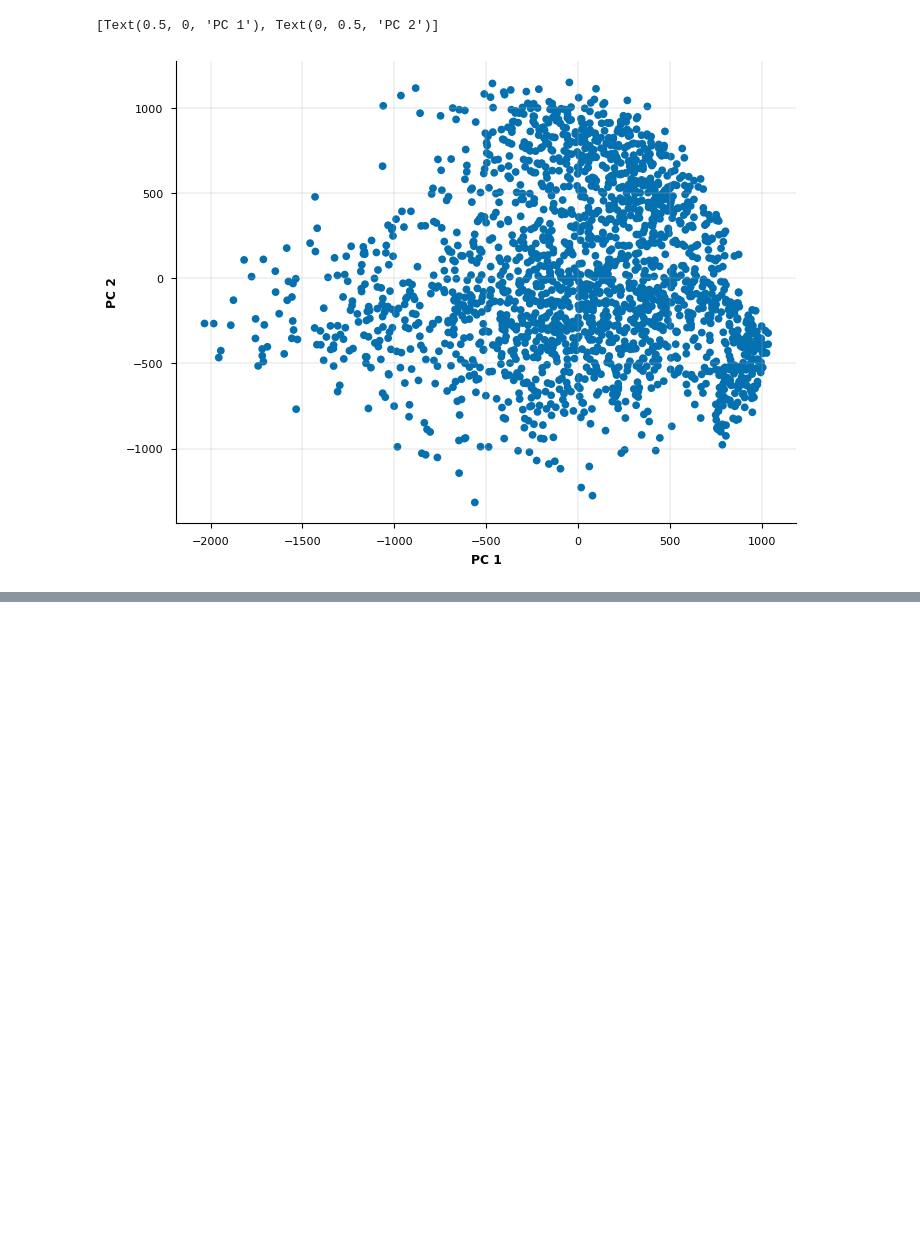
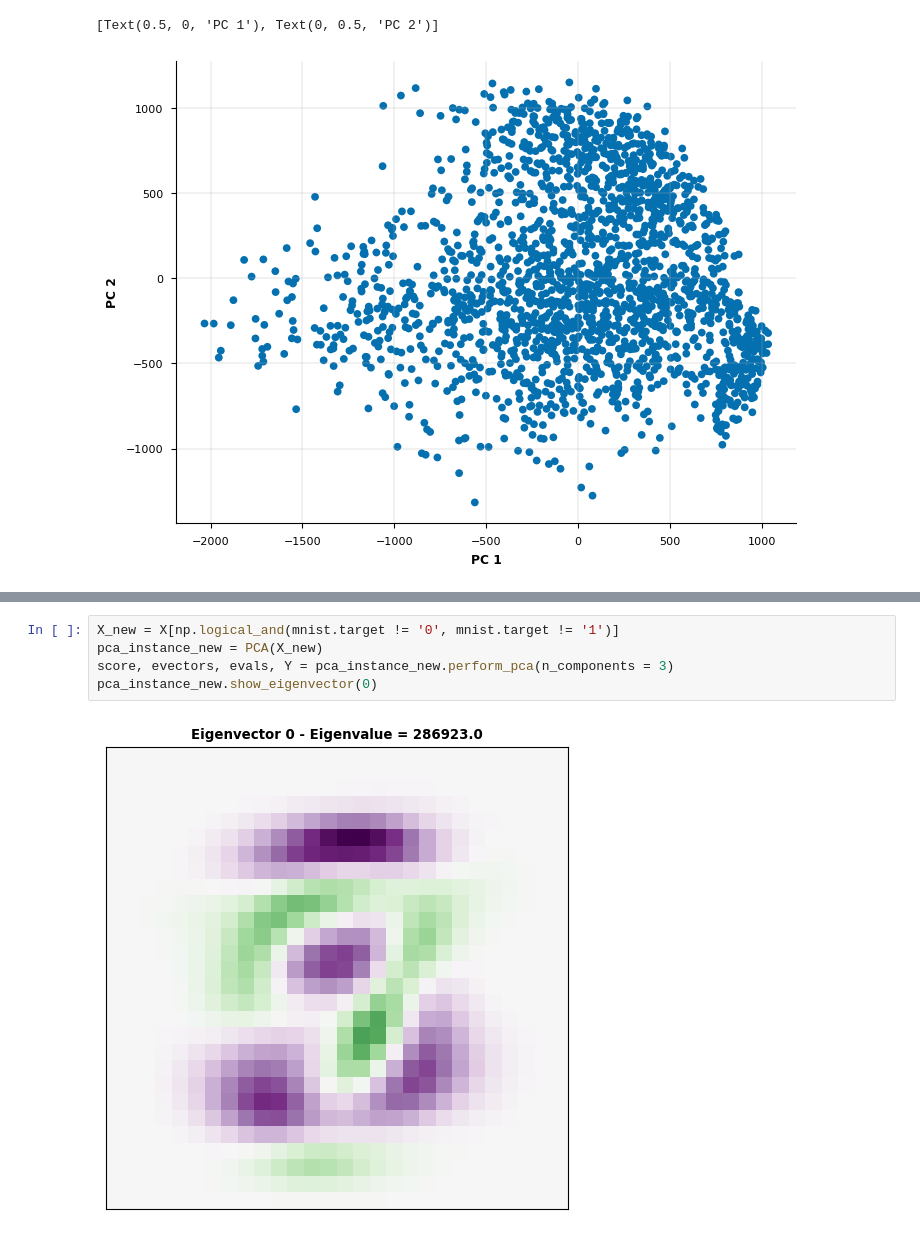
Before and after one commit to comp-neural-circuits/intro-to-comp-neuro, a Jupyter notebook: notebooks/Exc_10/notebook_10.ipynb, the cells around one changed output, grey strips where cells are left out. Drawn from its saved outputs; the diff is of its cells as text; blank space fills up the shorter version.

```diff
--- a/notebooks/Exc_10/notebook_10.ipynb
+++ b/notebooks/Exc_10/notebook_10.ipynb
@@ -375,0 +518,7 @@ interactive(children=(IntSlider(value=3, description='n_components', max=784, mi
+# %%
+X_new = X[np.logical_and(mnist.target != '0', mnist.target != '1')]
+pca_instance_new = PCA(X_new)
+score, evectors, evals, Y = pca_instance_new.perform_pca(n_components = 3)
+pca_instance_new.show_eigenvector(0)
+# %% [output]
+[figure, added]
```
Also changed, not shown: parts of 22 cells of this notebook, 4 other files.
